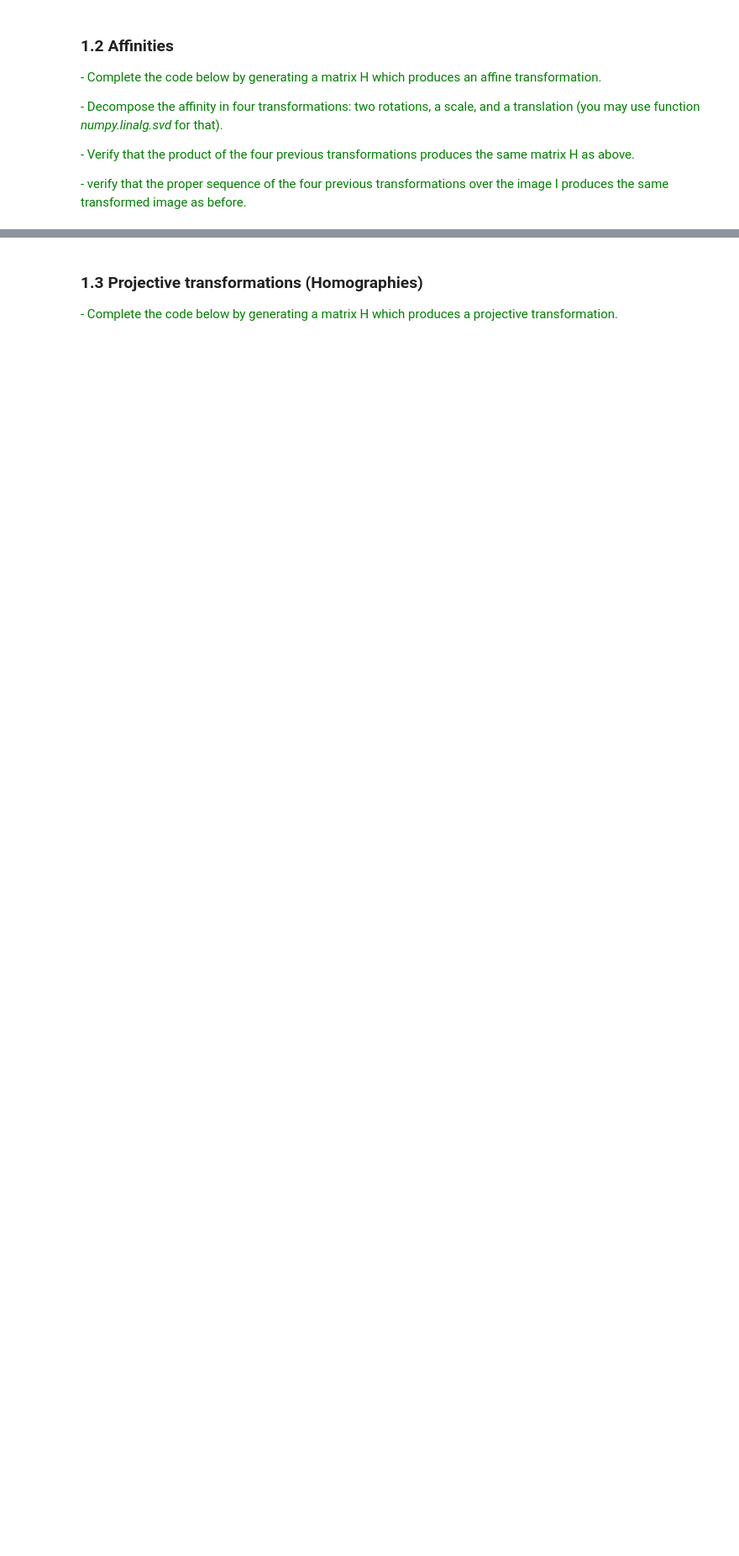
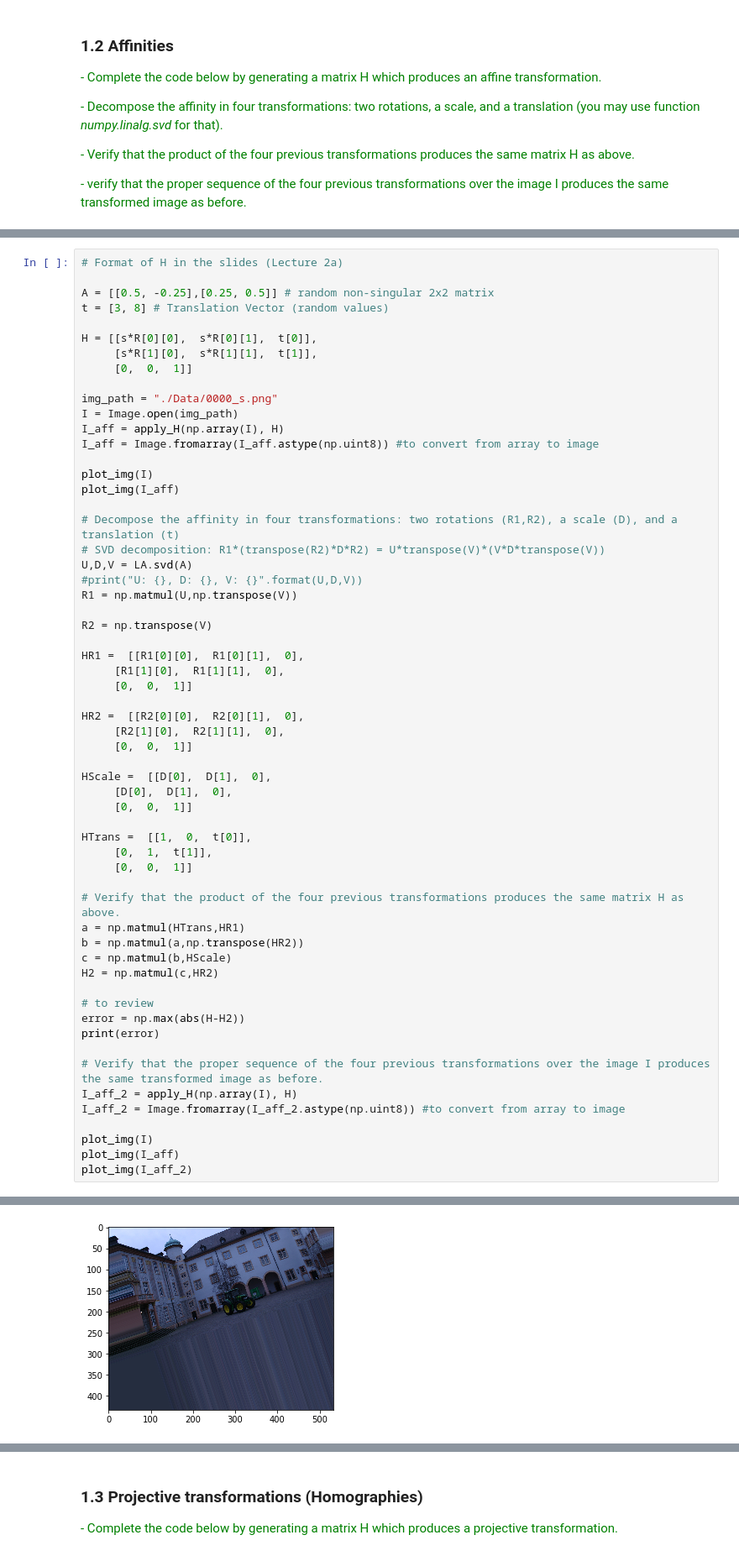
Before and after one commit to brugues/MCV-M4, a Jupyter notebook: lab1/lab1.ipynb, the cells around one changed output, grey strips where cells are left out. Shown at 84% size. Saved outputs shown, nothing was run; the diff lists cells and outputs as text; blank space fills up the shorter version.

Commit message:
affine transformation completed

```diff
--- a/lab1/lab1.ipynb
+++ b/lab1/lab1.ipynb
@@ -163,0 +159,60 @@ plot_img(I_aff)
+# %%
+# Format of H in the slides (Lecture 2a)
+
+A = [[0.5, -0.25],[0.25, 0.5]] # random non-singular 2x2 matrix
+t = [3, 8] # Translation Vector (random values)
+
+H = [[s*R[0][0],  s*R[0][1],  t[0]],
+     [s*R[1][0],  s*R[1][1],  t[1]],
+     [0,  0,  1]]
+
+img_path = "./Data/0000_s.png"
+I = Image.open(img_path)
+I_aff = apply_H(np.array(I), H)
+I_aff = Image.fromarray(I_aff.astype(np.uint8)) #to convert from array to image
+
+plot_img(I)
+plot_img(I_aff)
+
+# Decompose the affinity in four transformations: two rotations (R1,R2), a scale (D), and a translation (t)
+# SVD decomposition: R1*(transpose(R2)*D*R2) = U*transpose(V)*(V*D*transpose(V))
+U,D,V = LA.svd(A)
+#print("U: {}, D: {}, V: {}".format(U,D,V))
+R1 = np.matmul(U,np.transpose(V))
+
+R2 = np.transpose(V)
+
+HR1 =  [[R1[0][0],  R1[0][1],  0],
+     [R1[1][0],  R1[1][1],  0],
+     [0,  0,  1]]
+
+HR2 =  [[R2[0][0],  R2[0][1],  0],
+     [R2[1][0],  R2[1][1],  0],
+     [0,  0,  1]]
+
+HScale =  [[D[0],  D[1],  0],
+     [D[0],  D[1],  0],
+     [0,  0,  1]]
+
+HTrans =  [[1,  0,  t[0]],
+     [0,  1,  t[1]],
+     [0,  0,  1]]
+
+# Verify that the product of the four previous transformations produces the same matrix H as above.
+a = np.matmul(HTrans,HR1)
+b = np.matmul(a,np.transpose(HR2))
+c = np.matmul(b,HScale)
+H2 = np.matmul(c,HR2)
+
+# to review
+error = np.max(abs(H-H2))
+print(error)
+
+# Verify that the proper sequence of the four previous transformations over the image I produces the same transformed image as before.
+I_aff_2 = apply_H(np.array(I), H)
+I_aff_2 = Image.fromarray(I_aff_2.astype(np.uint8)) #to convert from array to image
+
+plot_img(I)
+plot_img(I_aff)
+plot_img(I_aff_2)
+# %% [output]
@@ -163,0 +230 @@ plot_img(I_aff)
+[figure, added]
```
Also changed, not shown: parts of 4 cells of this notebook.
